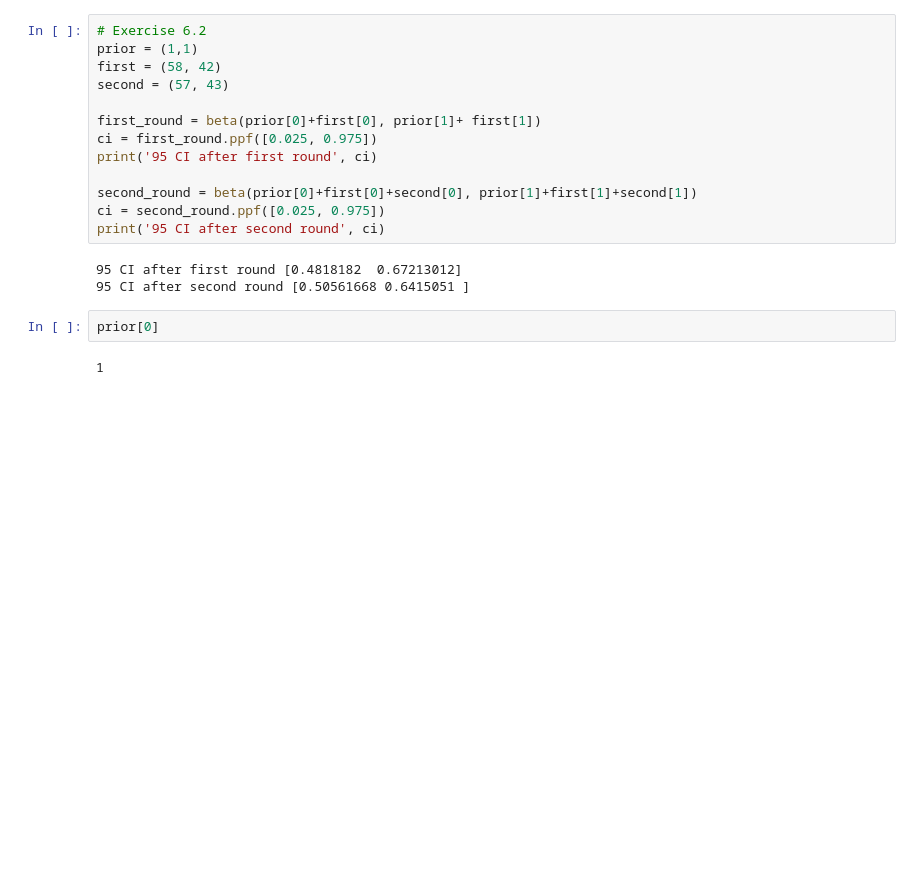
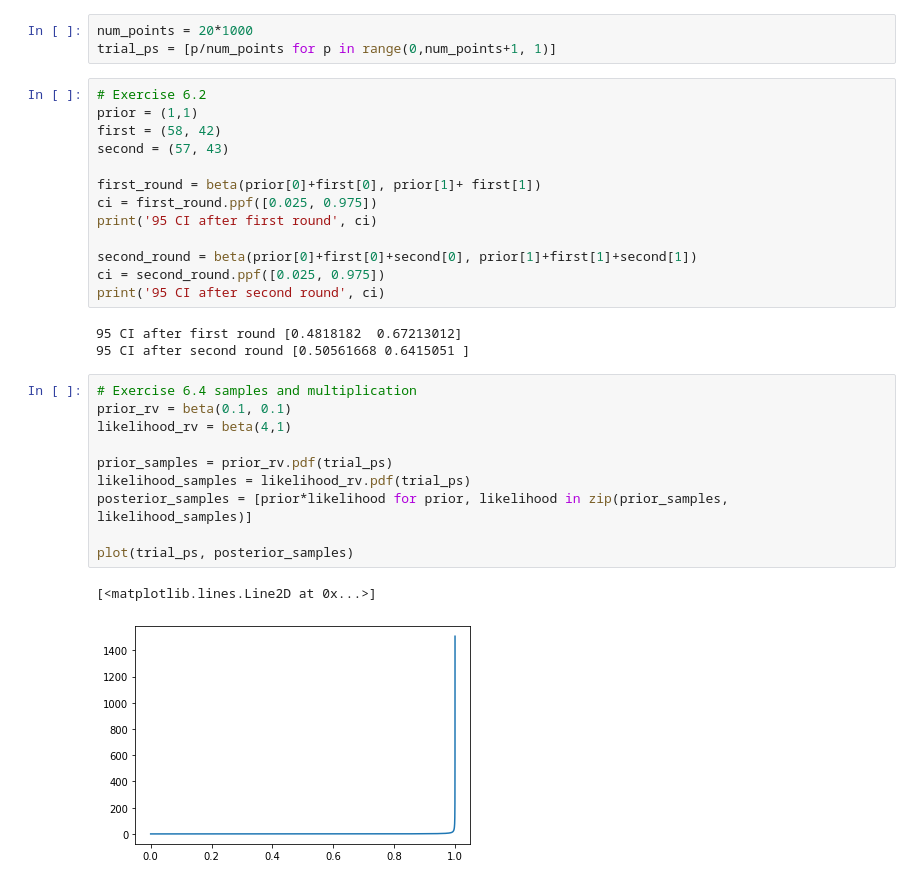
Before and after one commit to ctarrington/data-science-hw, a Jupyter notebook: dbda/ch06-binomial-and-beta/dbda_6_exercises.ipynb, the cells around one changed output. Drawn from its saved outputs; the diff is of its cells as text; blank space fills up the shorter version.

```diff
--- a/dbda/ch06-binomial-and-beta/dbda_6_exercises.ipynb
+++ b/dbda/ch06-binomial-and-beta/dbda_6_exercises.ipynb
@@ -5,3 +7,6 @@ from scipy.stats import beta
+# %%
+num_points = 20*1000
+trial_ps = [p/num_points for p in range(0,num_points+1, 1)]
 # %%
 # Exercise 6.2
 prior = (1,1)
@@ -18,7 +23,16 @@ print('95 CI after second round', ci)
 # %% [output]
 95 CI after first round [0.4818182  0.67213012]
 95 CI after second round [0.50561668 0.6415051 ]
-# %%
-prior[0]
-# %% [output]
-1
+# %%
+# Exercise 6.4 samples and multiplication
+prior_rv = beta(0.1, 0.1)
+likelihood_rv = beta(4,1)
+
+prior_samples = prior_rv.pdf(trial_ps)
+likelihood_samples = likelihood_rv.pdf(trial_ps)
+posterior_samples = [prior*likelihood for prior, likelihood in zip(prior_samples, likelihood_samples)]
+
+plot(trial_ps, posterior_samples)
+# %% [output]
+[<matplotlib.lines.Line2D at 0x...>]
+[figure, added]
```
Also changed, not shown: parts of 3 cells of this notebook.
